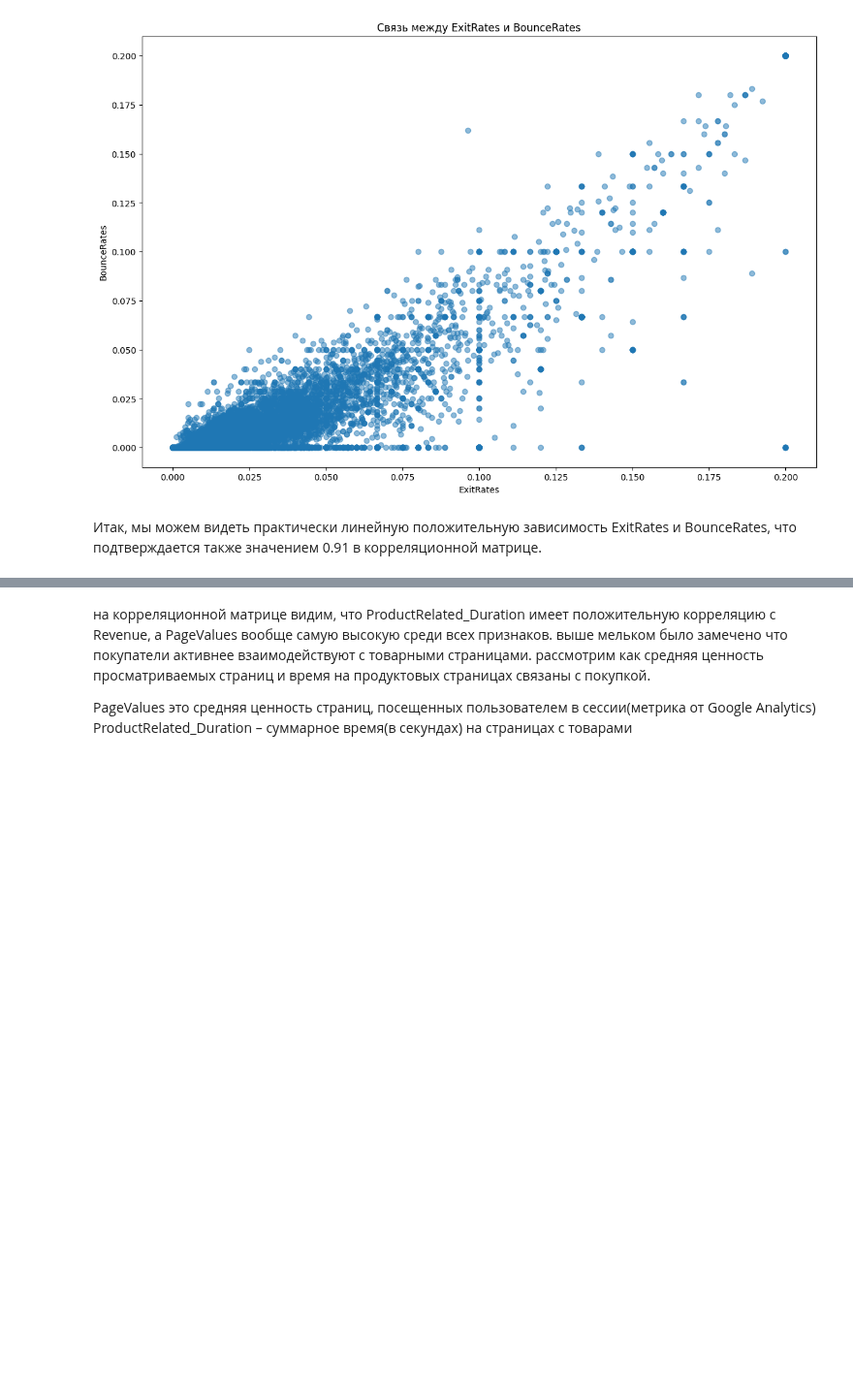
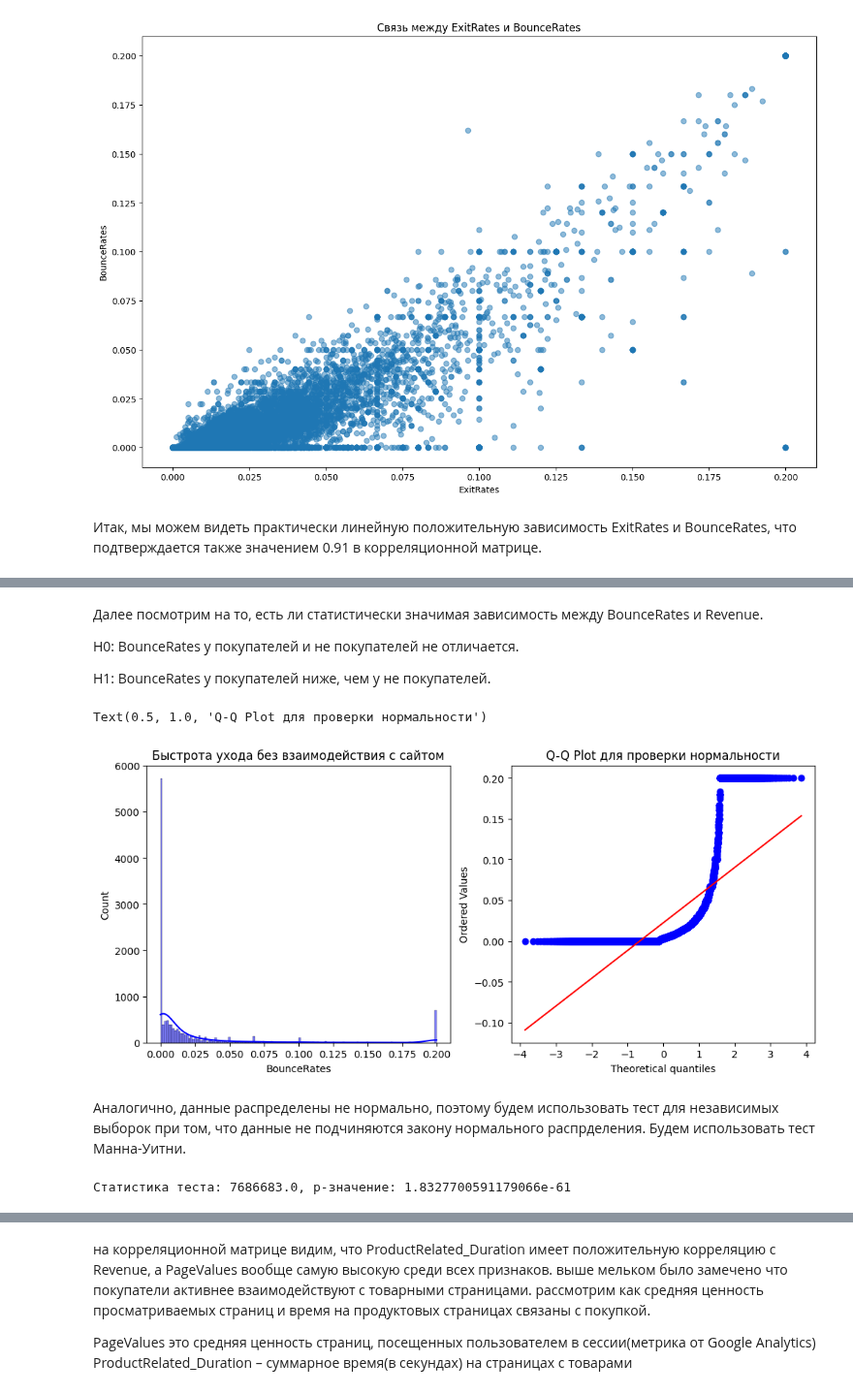
Before and after one commit to ekstlv/GP4_Statistics, a Jupyter notebook: EDA_Session.ipynb, the cells around one changed output, grey strips where cells are left out. Shown at 97% size. Drawn from its saved outputs; the diff is of its cells as text; code cells hidden in the pictures; blank space fills up the shorter version.

```diff
--- a/EDA_Session.ipynb
+++ b/EDA_Session.ipynb
@@ -178,0 +242,30 @@ plt.show()
+# %% [markdown]
+Далее посмотрим на то, есть ли статистически значимая зависимость между BounceRates и Revenue.
+
+Н0: BounceRates у покупателей и не покупателей не отличается.
+
+Н1: BounceRates у покупателей ниже, чем у не покупателей.
+# %%
+plt.figure(figsize=(12, 5))
+
+plt.subplot(1, 2, 1)
+sns.histplot(df['BounceRates'], kde=True, color='blue')
+plt.title('Быстрота ухода без взаимодействия с сайтом')
+
+plt.subplot(1, 2, 2)
+stats.probplot(df['BounceRates'], dist="norm", plot=plt)
+plt.title('Q-Q Plot для проверки нормальности')
+# %% [output]
+Text(0.5, 1.0, 'Q-Q Plot для проверки нормальности')
+[figure, added]
+# %% [markdown]
+Аналогично, данные распределены не нормально, поэтому будем использовать тест для независимых выборок при том, что данные не подчиняются закону нормального распрделения. Будем использовать тест Манна-Уитни.
+# %%
+buyers = df[df['Revenue'] == True]['BounceRates']
+not_buyers = df[df['Revenue'] == False]['BounceRates']
+
+stat, p_value = mannwhitneyu(buyers, not_buyers)
+
+print(f"Статистика теста: {stat}, p-значение: {p_value}")
+# %% [output]
+Статистика теста: 7686683.0, p-значение: 1.8327700591179066e-61
```
Also changed, not shown: parts of 11 cells of this notebook.
